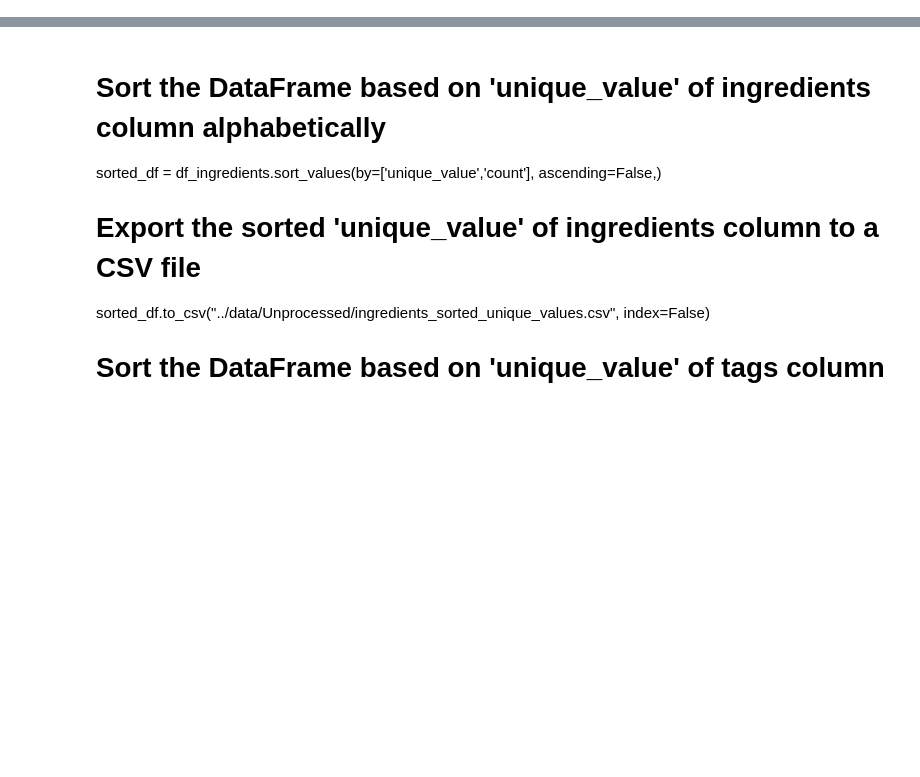
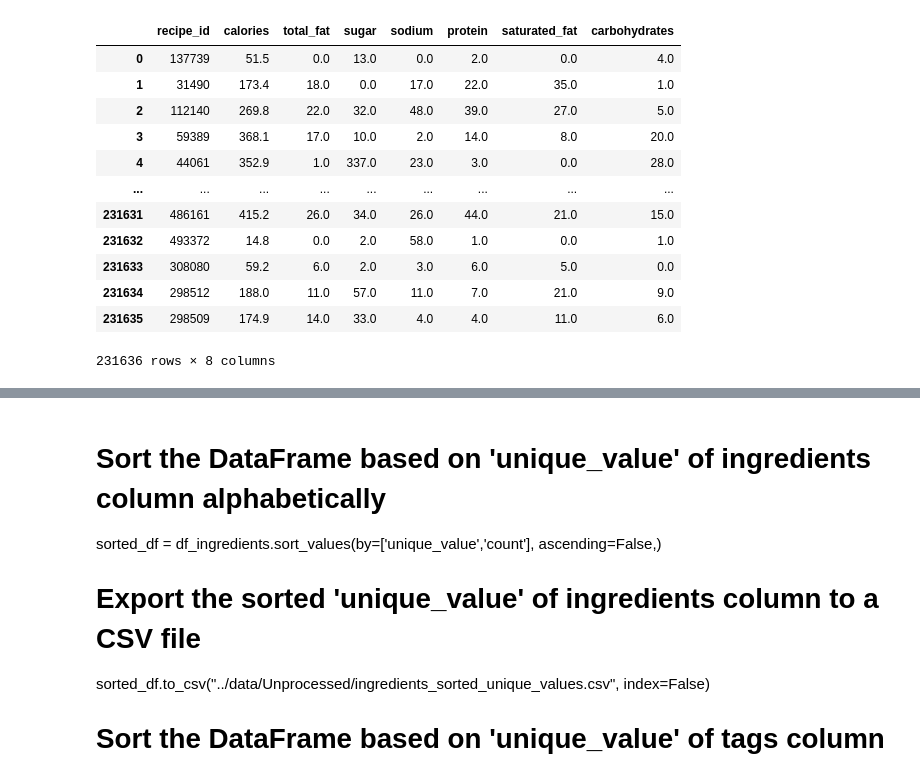
Before and after one commit to amirg33/5_project-V-Final-project_foody, a Jupyter notebook: src/research.ipynb, the cells around one changed output, grey strips where cells are left out. Saved outputs shown, nothing was run; the diff lists cells and outputs as text; code cells hidden in the pictures; blank space fills up the shorter version.

```diff
--- a/src/research.ipynb
+++ b/src/research.ipynb
@@ -63,8 +32,0 @@ df
-# %%
-df = pd.read_csv("../data/Processed/recipes_with_ratings.csv")
-df
-# %%
-import cleaning_3
-cleaning_3.cleaned_df
-df = pd.read_csv("../data/Processed/recipes_with_ratings.csv")
-df["steps"]
@@ -75,9 +119,17 @@ cleaning_2.cleaned_df()
-# %%
-df = pd.read_csv("../data/Processed/recipes_with_ratings.csv")
-df
-# %%
-cleaning_2.recipes_ratings_merged()
-df = pd.read_csv("../data/Processed/recipes_with_ratings.csv")
-
-cleaning_2.convert_to_list(df)
-df
+# %%
+nutrition_df = cleaning.create_nutrition_df(df, 'nutrition', 'recipe_id')
+nutrition_df
+# %% [output]
+|  | recipe_id | calories | total_fat | sugar | sodium | protein | saturated_fat | carbohydrates |
+| 0 | 137739 | 51.5 | 0.0 | 13.0 | 0.0 | 2.0 | 0.0 | 4.0 |
+| 1 | 31490 | 173.4 | 18.0 | 0.0 | 17.0 | 22.0 | 35.0 | 1.0 |
+| 2 | 112140 | 269.8 | 22.0 | 32.0 | 48.0 | 39.0 | 27.0 | 5.0 |
+| 3 | 59389 | 368.1 | 17.0 | 10.0 | 2.0 | 14.0 | 8.0 | 20.0 |
+| 4 | 44061 | 352.9 | 1.0 | 337.0 | 23.0 | 3.0 | 0.0 | 28.0 |
+| ... | ... | ... | ... | ... | ... | ... | ... | ... |
+| 231631 | 486161 | 415.2 | 26.0 | 34.0 | 26.0 | 44.0 | 21.0 | 15.0 |
+| 231632 | 493372 | 14.8 | 0.0 | 2.0 | 58.0 | 1.0 | 0.0 | 1.0 |
+| 231633 | 308080 | 59.2 | 6.0 | 2.0 | 3.0 | 6.0 | 5.0 | 0.0 |
+| 231634 | 298512 | 188.0 | 11.0 | 57.0 | 11.0 | 7.0 | 21.0 | 9.0 |
+| 231635 | 298509 | 174.9 | 14.0 | 33.0 | 4.0 | 4.0 | 11.0 | 6.0 |
+231636 rows × 8 columns
```
Also changed, not shown: parts of 47 cells of this notebook, 13 other files.
